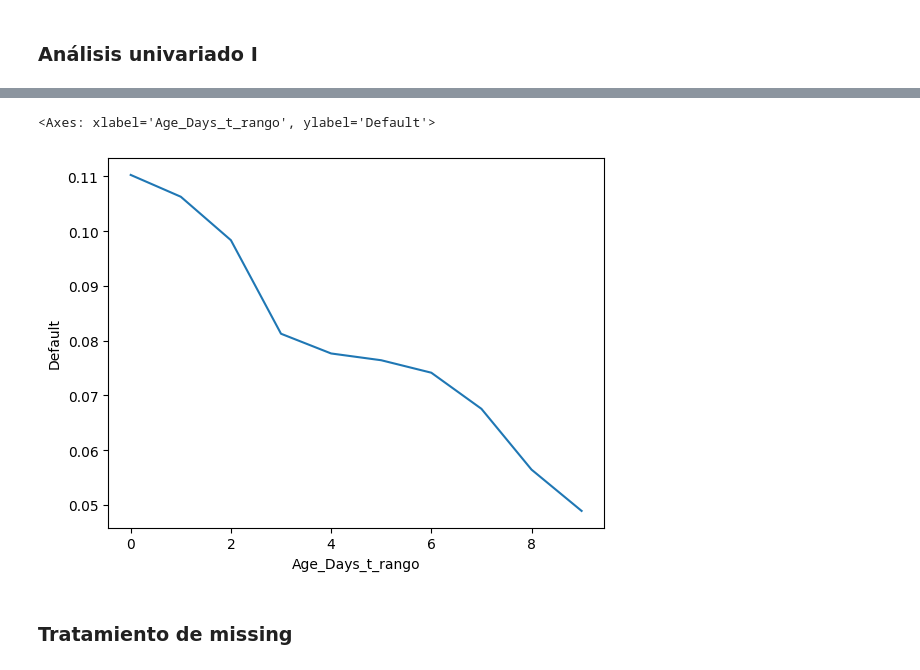
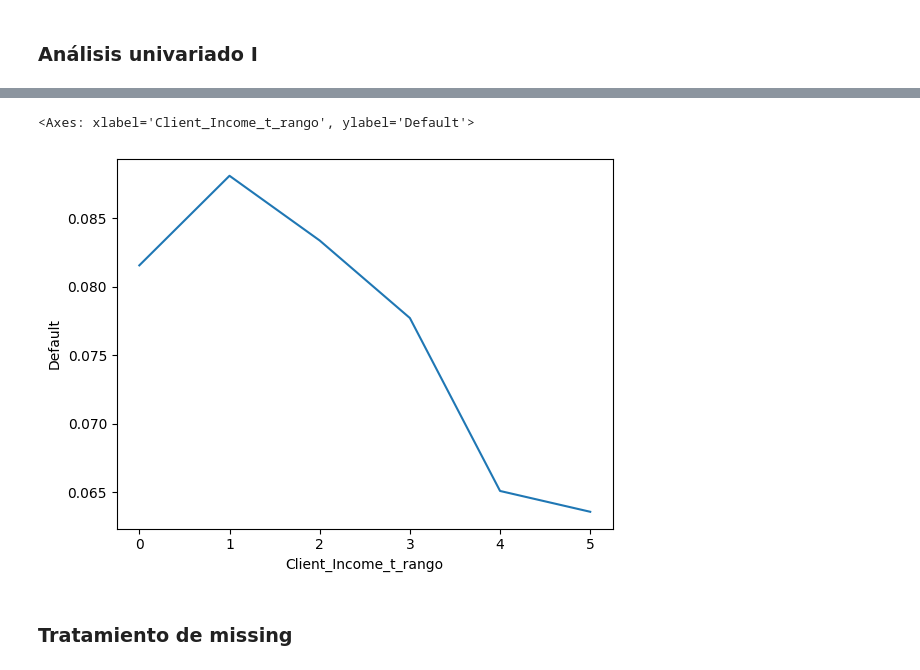
Before and after one commit to JCaballerot/data_science_for_business_2023, a Jupyter notebook: Supervised_models/Logistic_regression/Credit_Scoring.ipynb, the cells around one changed output, grey strips where cells are left out. Cells and saved outputs as stored; diff of their text form; code cells hidden in the pictures.

```diff
--- a/Supervised_models/Logistic_regression/Credit_Scoring.ipynb
+++ b/Supervised_models/Logistic_regression/Credit_Scoring.ipynb
@@ -390,20 +467,20 @@ univariate.head()
 # %%
 # Discretizar variables
 from sklearn.preprocessing import KBinsDiscretizer
 
-var = 'Age_Days_t'
+var = 'Client_Income_t'
 temp = train.copy()
 temp = temp.fillna(temp.mean())
-discretizer = KBinsDiscretizer(n_bins = 10,
+discretizer = KBinsDiscretizer(n_bins = 6,
                                encode = 'ordinal',
                                strategy = "uniform").fit(np.array(temp[var]).reshape(-1, 1))
 
 temp[var + '_rango'] = discretizer.transform(np.array(temp[var]).reshape(-1, 1))
 
 # Interpretación del ratio de evento por tramo de variable numérica
 sns.lineplot(data = temp.groupby(var + '_rango').agg({'Default': 'mean'}).reset_index(),
              x = var + '_rango',
              y = 'Default')
 # %% [output]
-<Axes: xlabel='Age_Days_t_rango', ylabel='Default'>
+<Axes: xlabel='Client_Income_t_rango', ylabel='Default'>
-[figure, old version]
+[figure, new version]
```
Also changed, not shown: parts of 30 cells of this notebook.
